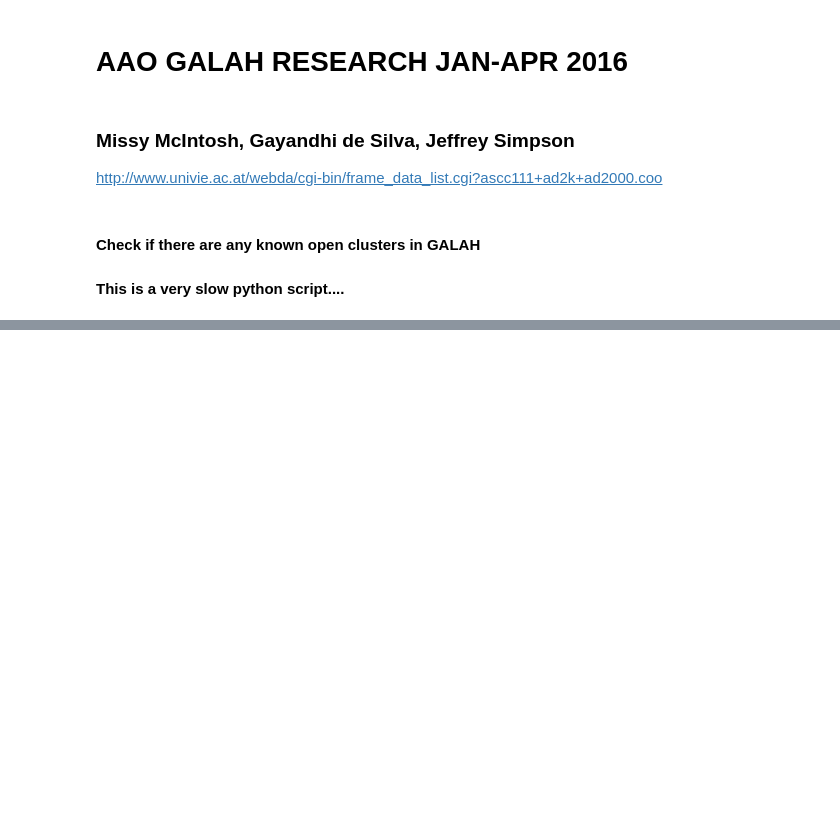
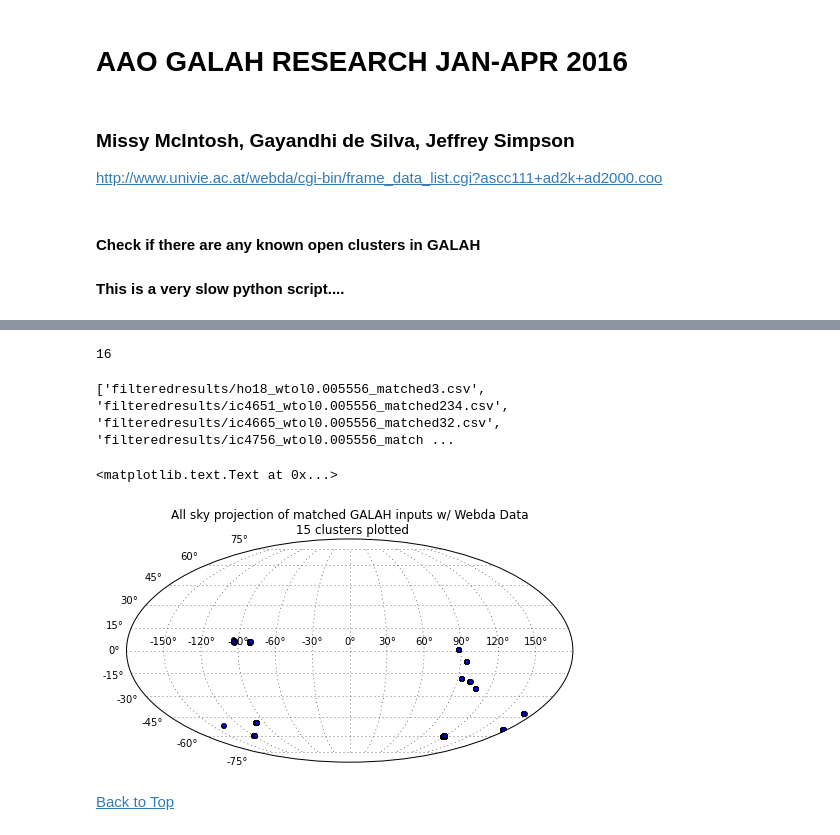
Before and after one commit to meljrose/GALAH, a Jupyter notebook: GALAH.ipynb, the cells around one changed output, grey strips where cells are left out. Saved outputs shown, nothing was run; the diff lists cells and outputs as text; code cells hidden in the pictures; blank space fills up the shorter version.

```diff
--- a/GALAH.ipynb
+++ b/GALAH.ipynb
@@ -566,0 +463,17 @@ print(subsetid)
+# %%
+N = sum(coordmask)
+if N > 0:
+
+    print(N, "matches for", name, "for tolerance", tol)
+    filename = "filteredresults/"+name+"_wtol"+str(tol)+"_matched"+str(N)+'.csv'
+    # subsetra, subsetdec, subsetvmag, subsetbv, subsetmid, subsetid
+    # twomass_ra, twomass_dec, twomass_vmag, twomass_bv, twomass_ident
+    header = ["webdacoordid", "webdaras", "webdadecs", "webdamagid", "webdavmags", "webdabv","galahids", "twomassras", "twomassdecs", "twomassvmags", "twomassbv"]
+    with open(filename, 'w', newline='') as fp:
+        a = csv.writer(fp, delimiter=',')
+        a.writerow(header)
+        for i in np.arange(N):
+            data = [coordfiltered_searched_ra[i][5], coordfiltered_searched_ra[i][0], coordfiltered_searched_ra[i][1], coordfiltered_searched_ra[i][4], coordfiltered_searched_ra[i][2], coordfiltered_searched_ra[i][3], coordfiltered_matched_ra[i][4], coordfiltered_matched_ra[i][0], coordfiltered_matched_ra[i][1], coordfiltered_matched_ra[i][2], coordfiltered_matched_ra[i][3]]
+            a.writerow(data)
+else:
+    print("No matches for", name, "for tolerance", tol)
@@ -566,0 +698,36 @@ print(subsetid)
+# %%
+len(errnames)
+# %% [output]
+16
+# %%
+from astropy.io import ascii
+import astropy.coordinates as coord
+import glob
+
+
+files = glob.glob("filteredresults/*")
+
+ra_arr = []
+dec_arr = []
+
+for file in files:
+    data = ascii.read(file, header_start=0, data_start=1)
+    ra = coord.Angle(data["twomassras"]*u.degree)
+    ra = ra.wrap_at(180*u.degree)
+    ra = ra.radian
+    ra_arr.extend(ra)
+
+    dec = coord.Angle(data["twomassdecs"]*u.degree)
+    dec = dec.radian
+    dec_arr.extend(dec)
+
+fig = plt.figure(figsize=(8,6))
+ax = fig.add_subplot(111, projection="mollweide")
+ax.grid(True)
+ax.scatter(ra_arr, dec_arr)
+len(files)
+ax.set_title("All sky projection of matched GALAH inputs w/ Webda Data \n {0} clusters plotted".format(len(files)))
+# %% [output]
+['filteredresults/ho18_wtol0.005556_matched3.csv', 'filteredresults/ic4651_wtol0.005556_matched234.csv', 'filteredresults/ic4665_wtol0.005556_matched32.csv', 'filteredresults/ic4756_wtol0.005556_match ...
+<matplotlib.text.Text at 0x...>
+[figure, added]
@@ -566,0 +805,2 @@ print(subsetid)
+# %% [markdown]
+[Back to Top](#Table-of-Contents)
```
Also changed, not shown: parts of 48 cells of this notebook.
